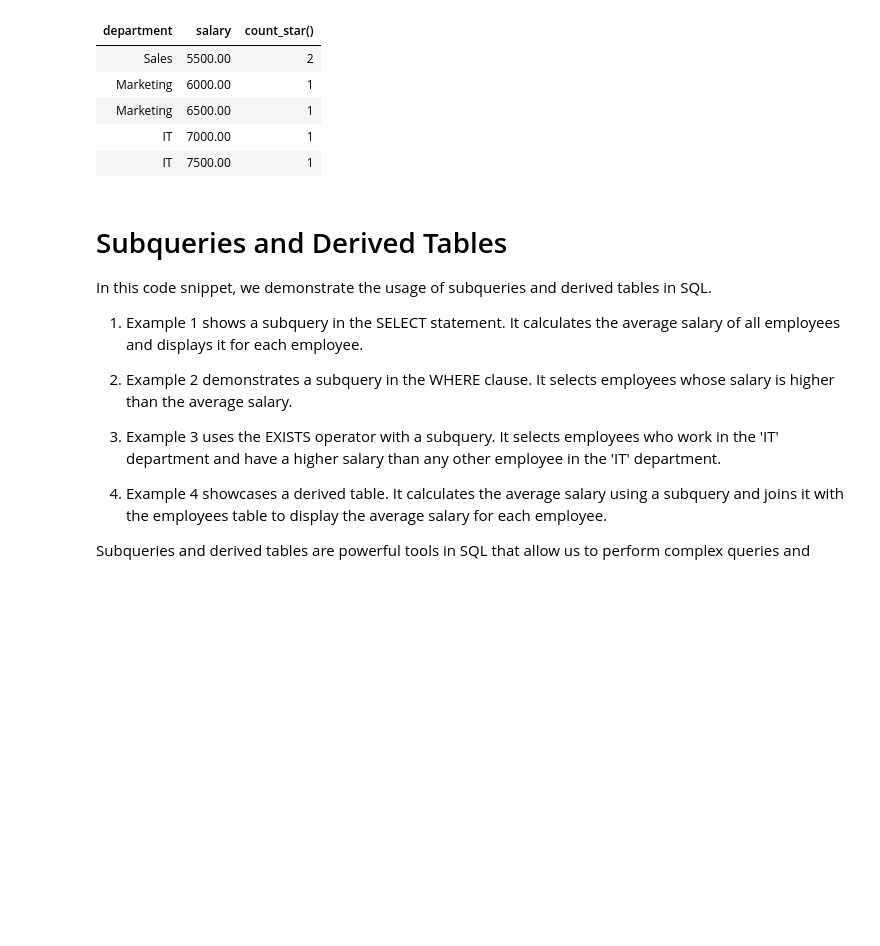
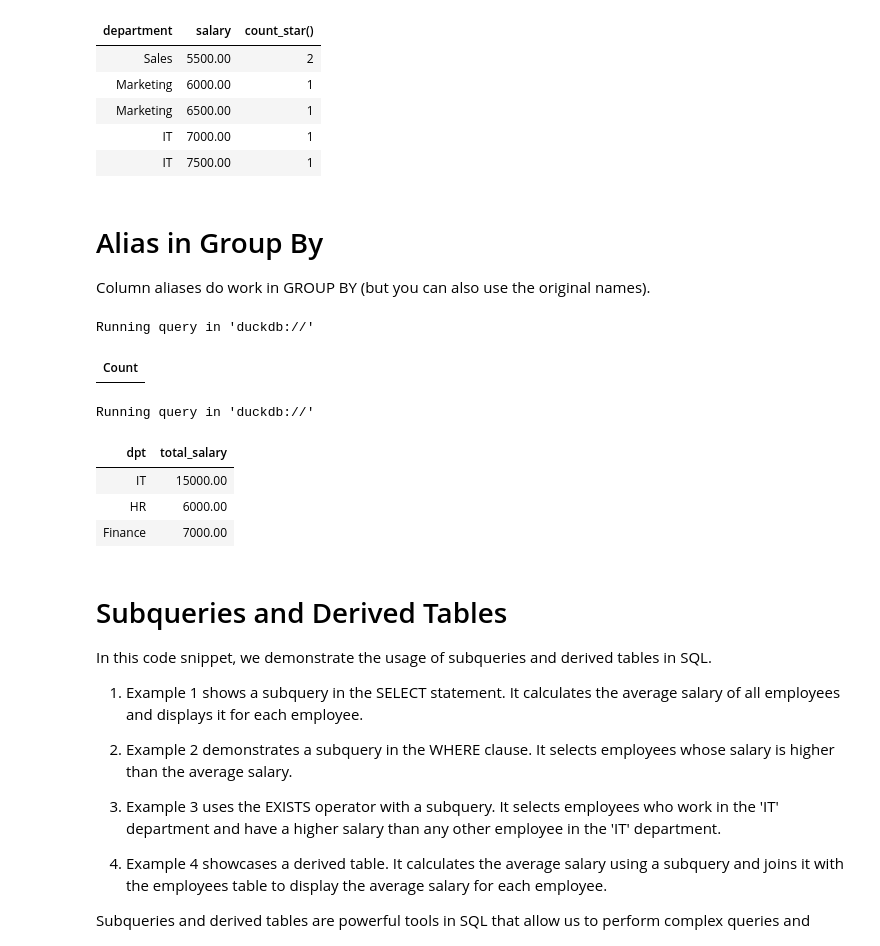
Before and after one commit to davidpet/snippets, a Jupyter notebook: SQL/Advanced Queries.ipynb, the cells around one changed output. Cells and saved outputs as stored; diff of their text form; code cells hidden in the pictures; blank space fills up the shorter version.

```diff
--- a/SQL/Advanced Queries.ipynb
+++ b/SQL/Advanced Queries.ipynb
@@ -119,6 +121,42 @@ Running query in 'duckdb://'
 | Marketing | 6500.00 | 1 |
 | IT | 7000.00 | 1 |
 | IT | 7500.00 | 1 |
+# %% [markdown]
+# Alias in Group By
+
+Column aliases do work in GROUP BY (but you can also use the original names).
+# %%
+%%sql
+
+CREATE OR REPLACE TABLE employees (
+    id INT PRIMARY KEY,
+    name VARCHAR(50),
+    department VARCHAR(50),
+    salary DECIMAL(10, 2)
+);
+
+INSERT INTO employees (id, name, department, salary)
+VALUES
+    (1, 'John Doe', 'IT', 5000),
+    (2, 'Jane Smith', 'HR', 6000),
+    (3, 'Mike Johnson', 'IT', 5500),
+    (4, 'Emily Brown', 'Finance', 7000),
+    (5, 'David Lee', 'IT', 4500);
+# %% [output]
+Running query in 'duckdb://'
+| Count |
+# %%
+%%sql
+
+SELECT department AS dpt, SUM(salary) AS total_salary
+FROM employees
+GROUP BY dpt, department;
+# %% [output]
+Running query in 'duckdb://'
+| dpt | total_salary |
+| IT | 15000.00 |
+| HR | 6000.00 |
+| Finance | 7000.00 |
 # %% [markdown]
 # Subqueries and Derived Tables
 In this code snippet, we demonstrate the usage of subqueries and derived tables in SQL.
```
Also changed, not shown: parts of 2 cells of this notebook, 1 other file.
